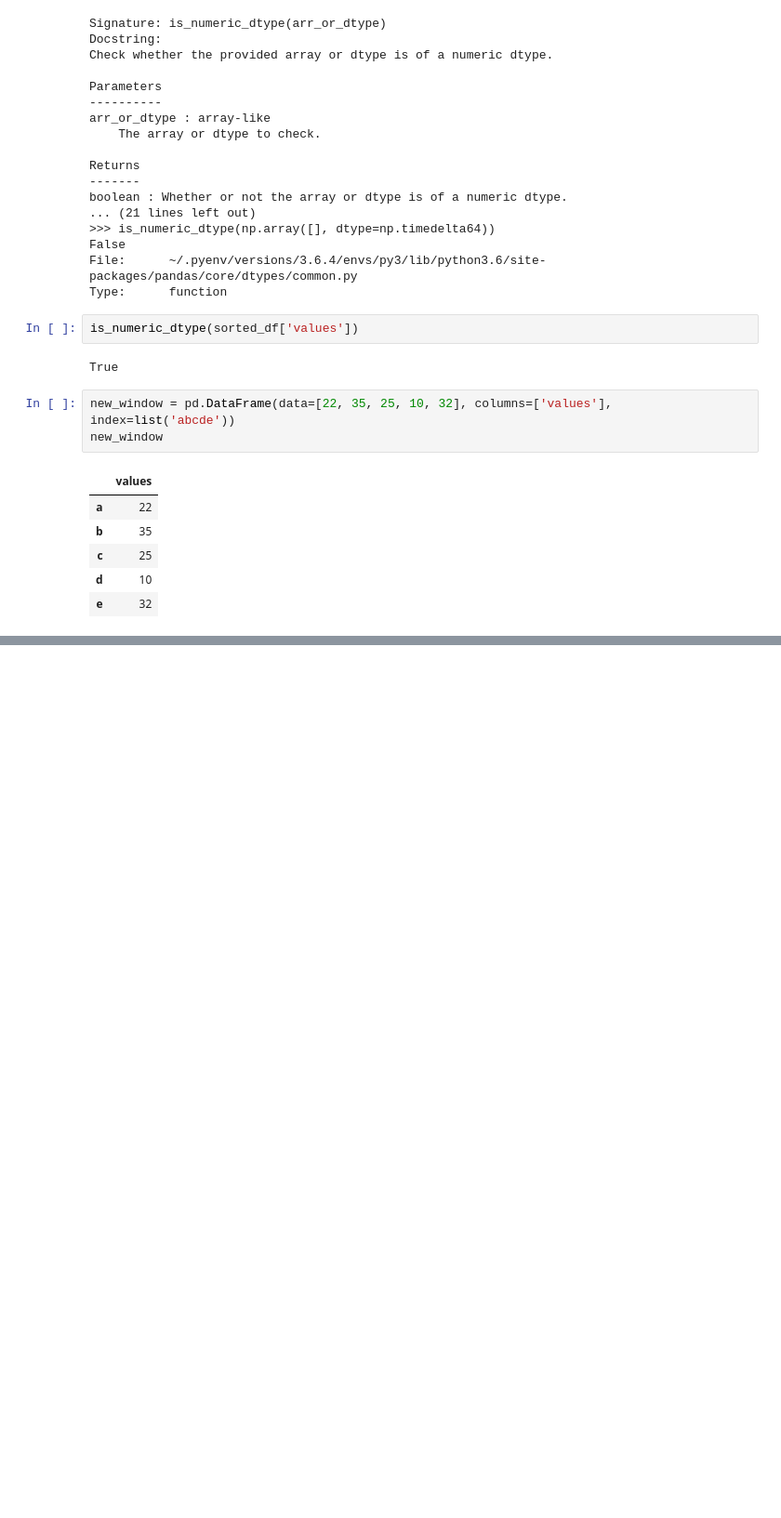
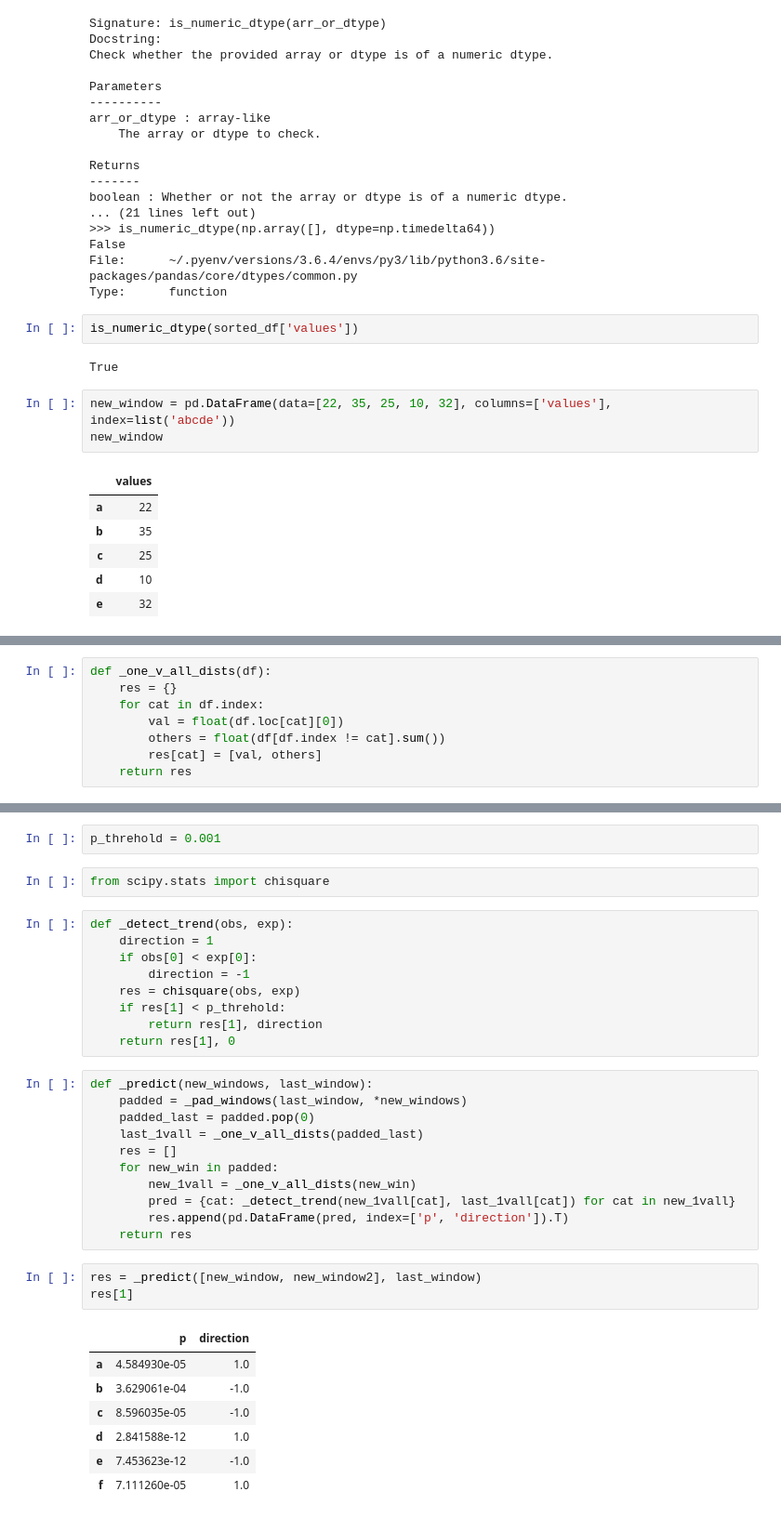
Before and after one commit to shaypal5/fossa, a Jupyter notebook: notebooks/basic_pred.ipynb, the cells around one changed output, grey strips where cells are left out. Shown at 93% size. Saved outputs shown, nothing was run; the diff lists cells and outputs as text; blank space fills up the shorter version.

```diff
--- a/notebooks/basic_pred.ipynb
+++ b/notebooks/basic_pred.ipynb
@@ -128,0 +245,8 @@ new_window
+# %%
+def _one_v_all_dists(df):
+    res = {}
+    for cat in df.index:
+        val = float(df.loc[cat][0])
+        others = float(df[df.index != cat].sum())
+        res[cat] = [val, others]
+    return res
@@ -128,0 +262,35 @@ new_window
+# %%
+p_threhold = 0.001
+# %%
+from scipy.stats import chisquare
+# %%
+def _detect_trend(obs, exp):
+    direction = 1
+    if obs[0] < exp[0]:
+        direction = -1
+    res = chisquare(obs, exp)
+    if res[1] < p_threhold:
+        return res[1], direction
+    return res[1], 0
+# %%
+def _predict(new_windows, last_window):
+    padded = _pad_windows(last_window, *new_windows)
+    padded_last = padded.pop(0)
+    last_1vall = _one_v_all_dists(padded_last)
+    res = []
+    for new_win in padded:
+        new_1vall = _one_v_all_dists(new_win)
+        pred = {cat: _detect_trend(new_1vall[cat], last_1vall[cat]) for cat in new_1vall}
+        res.append(pd.DataFrame(pred, index=['p', 'direction']).T)
+    return res
+# %%
+res = _predict([new_window, new_window2], last_window)
+res[1]
+# %% [output]
+|  | p | direction |
+| a | 4.584930e-05 | 1.0 |
+| b | 3.629061e-04 | -1.0 |
+| c | 8.596035e-05 | -1.0 |
+| d | 2.841588e-12 | 1.0 |
+| e | 7.453623e-12 | -1.0 |
+| f | 7.111260e-05 | 1.0 |
```
Also changed, not shown: parts of 20 cells of this notebook, 5 other files.
